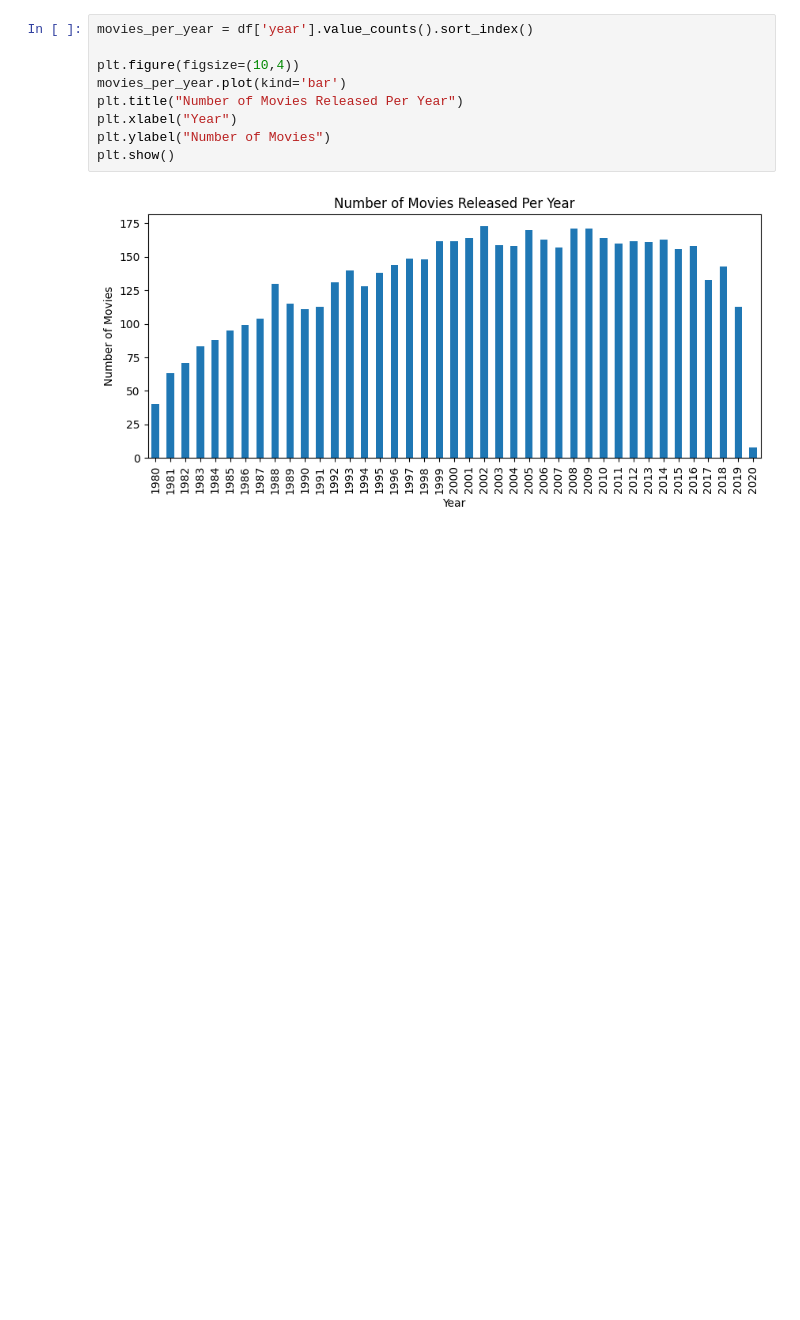
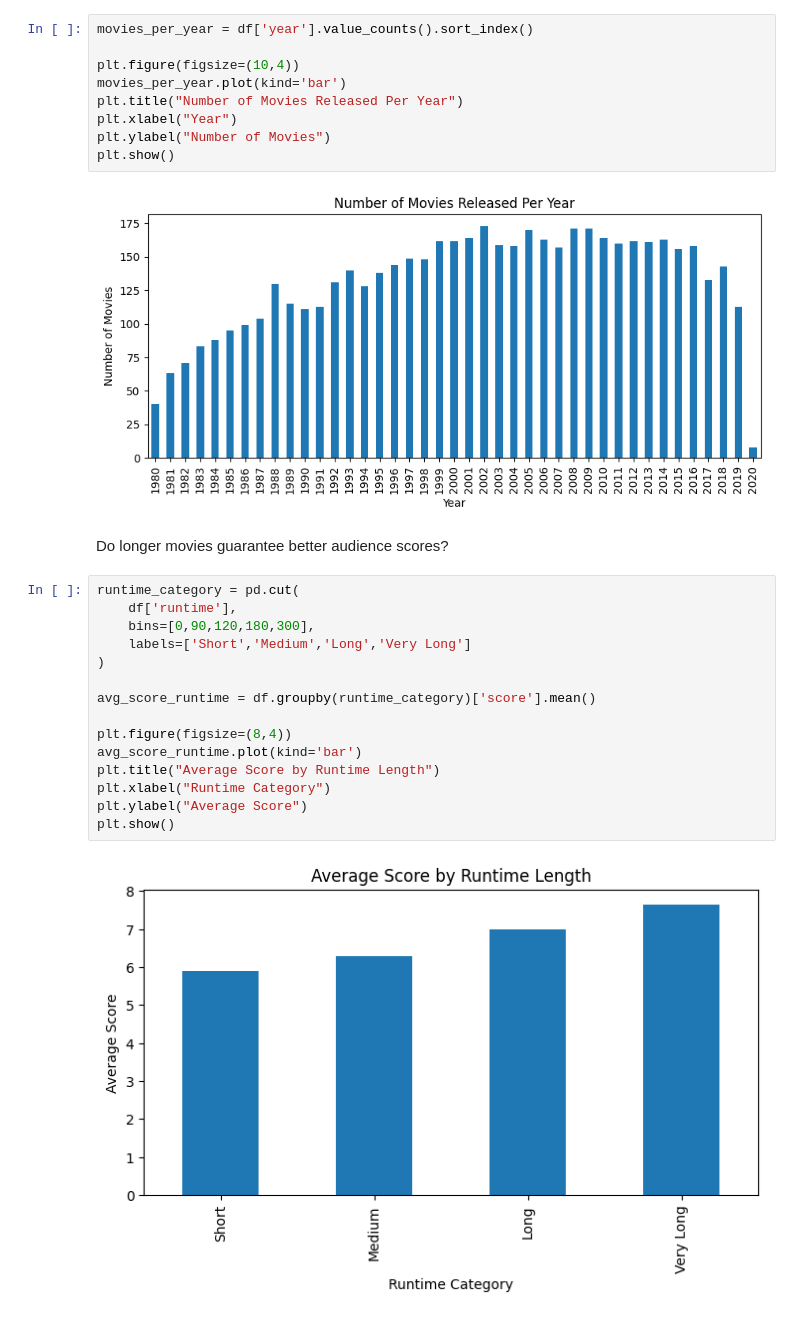
Before and after one commit to soniya-builds/Data-Analysis-Projects, a Jupyter notebook: Data Analysis With Python/Movie Industry Analysis/movies.ipynb, the cells around one changed output. Drawn from its saved outputs; the diff is of its cells as text; blank space fills up the shorter version.

```diff
--- a/Data Analysis With Python/Movie Industry Analysis/movies.ipynb
+++ b/Data Analysis With Python/Movie Industry Analysis/movies.ipynb
@@ -344,3 +344,22 @@ plt.ylabel("Number of Movies")
 plt.show()
 # %% [output]
 [figure]
+# %% [markdown]
+Do longer movies guarantee better audience scores?
+# %%
+runtime_category = pd.cut(
+    df['runtime'],
+    bins=[0,90,120,180,300],
+    labels=['Short','Medium','Long','Very Long']
+)
+
+avg_score_runtime = df.groupby(runtime_category)['score'].mean()
+
+plt.figure(figsize=(8,4))
+avg_score_runtime.plot(kind='bar')
+plt.title("Average Score by Runtime Length")
+plt.xlabel("Runtime Category")
+plt.ylabel("Average Score")
+plt.show()
+# %% [output]
+[figure, added]
```
